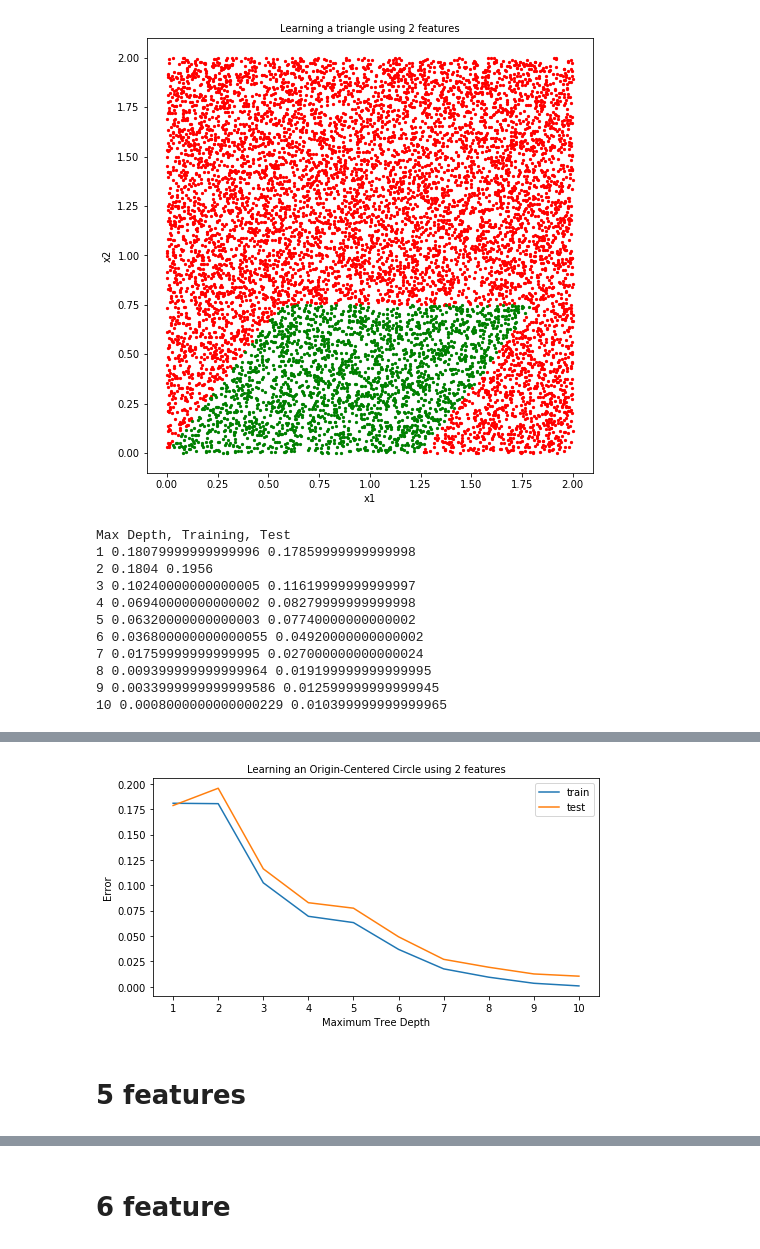
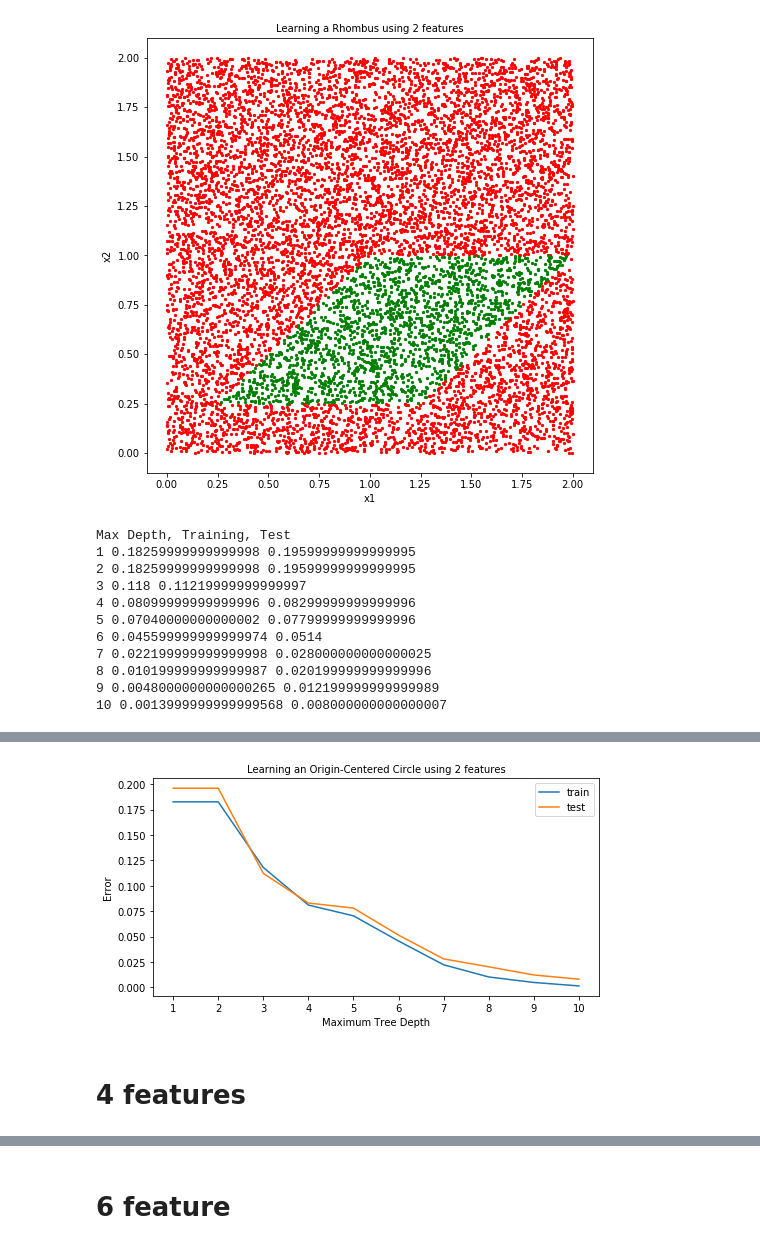
Before and after one commit to Chuezhang2278/CSC44800_Machine_Learning, a Jupyter notebook: AS03/Zhang_Chue_AS03.ipynb, the cells around one changed output, grey strips where cells are left out. Drawn from its saved outputs; the diff is of its cells as text; code cells hidden in the pictures.

```diff
--- a/AS03/Zhang_Chue_AS03.ipynb
+++ b/AS03/Zhang_Chue_AS03.ipynb
@@ -25,24 +25,24 @@ for i in range(0,npts):
     X1[i,0] = np.random.uniform(0.0,2.0)
     X1[i,1] = np.random.uniform(0.0,2.0)
 
-    if (X1[i,1]>=0.0) and X1[i,0]/X1[i,1]>=0.75 and (X1[i,1]<=0.75) and (2-X1[i,0])/(1-X1[i,1]) >= 0.75:
+    if (X1[i,1]>=0.25) and X1[i,0]/X1[i,1]>=1 and (X1[i,1]<=1) and (2-X1[i,0])/(1-X1[i,1]) >= 1:
         y1[i] = 1
     else:
         y1[i] = 0
 # %%
 plt.close('all')
 plt.figure(figsize=(8, 8))
-plt.title('Learning a triangle using 2 features', fontsize='medium')
+plt.title('Learning a Rhombus using 2 features', fontsize='medium')
 plt.xlabel('x1')
 plt.ylabel('x2')
 plt.scatter(x = X1[y1==0, 0], y = X1[y1==0, 1], color='red', label='0', s=5)
 plt.scatter(x = X1[y1==1, 0], y = X1[y1==1, 1], color='green', label='1', s=5)
 plt.axis(range=1, aspect=1)
 plt.xlim(-0.1,2.1)
 plt.ylim(-0.1,2.1)
 plt.show()
 # %% [output]
-[figure, old version]
+[figure, new version]
 # %%
 from sklearn.model_selection import train_test_split
 
@@ -73,16 +73,16 @@ for i in range(0,MaxDepth):
     print(i+1,Errors[i,0],Errors[i,1])
 # %% [output]
 Max Depth, Training, Test
-1 0.18079999999999996 0.17859999999999998
-2 0.1804 0.1956
-3 0.10240000000000005 0.11619999999999997
-4 0.06940000000000002 0.08279999999999998
-5 0.06320000000000003 0.07740000000000002
-6 0.036800000000000055 0.04920000000000002
-7 0.01759999999999995 0.027000000000000024
-8 0.009399999999999964 0.019199999999999995
-9 0.0033999999999999586 0.012599999999999945
-10 0.0008000000000000229 0.010399999999999965
+1 0.18259999999999998 0.19599999999999995
+2 0.18259999999999998 0.19599999999999995
+3 0.118 0.11219999999999997
+4 0.08099999999999996 0.08299999999999996
+5 0.07040000000000002 0.07799999999999996
+6 0.045599999999999974 0.0514
+7 0.022199999999999998 0.028000000000000025
+8 0.010199999999999987 0.020199999999999996
+9 0.0048000000000000265 0.012199999999999989
+10 0.0013999999999999568 0.008000000000000007
 # %%
 export_graphviz(tree, out_file='TQ1.dot', feature_names=['x','y'])
 with open('TQ1.dot') as f:
@@ -102,9 +102,9 @@ ax.plot(np.arange(1,MaxDepth+1),Errors[:,1], label='test')
 ax.legend(loc='upper right', fontsize='medium')
 plt.show()
 # %% [output]
-[figure, old version]
+[figure, new version]
 # %% [markdown]
-# 5 features
+# 4 features
 # %%
 npts = 10000
 
```
Also changed, not shown: parts of 10 cells of this notebook, 1 other file.
